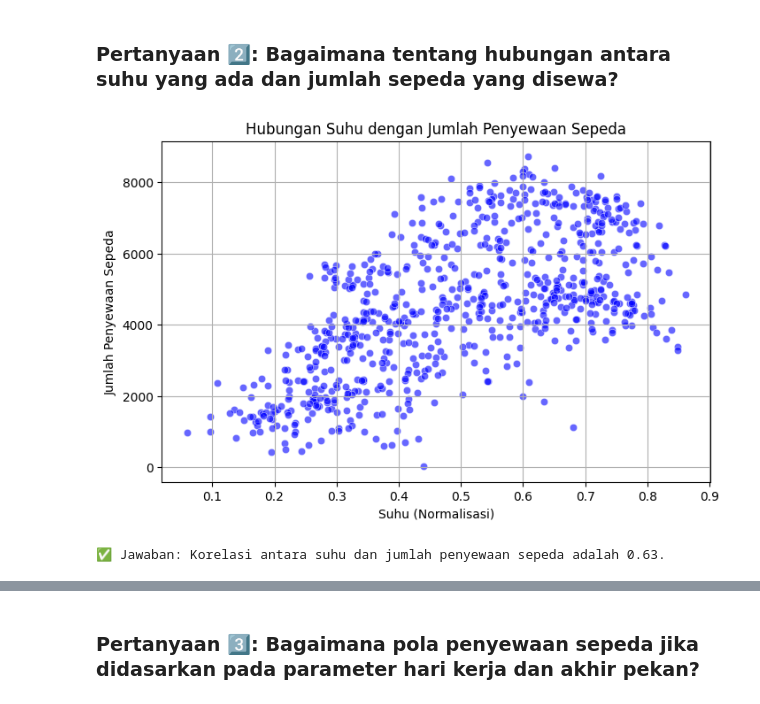
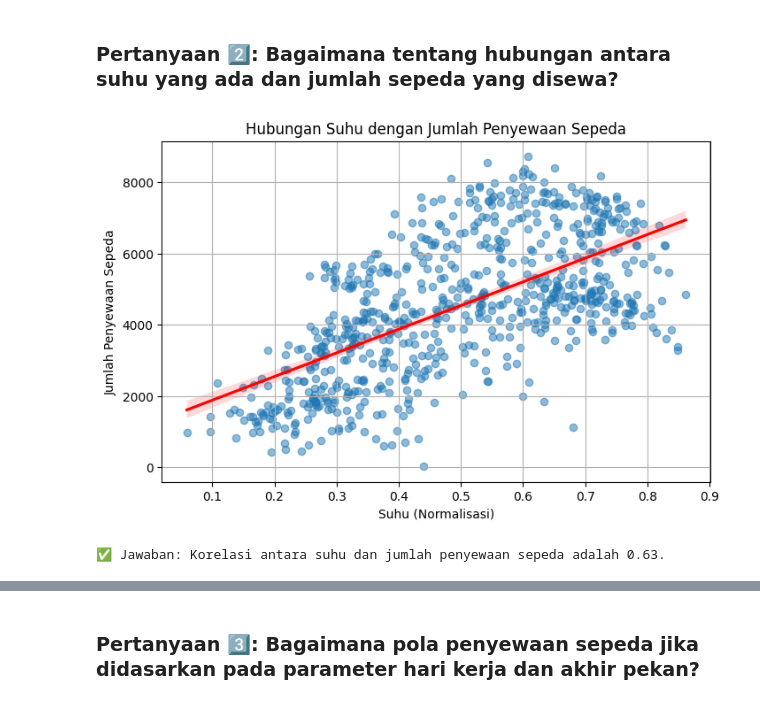
Before and after one commit to SanzDSP/bike-sharing-dashboard-streamlit, a Jupyter notebook: notebook.ipynb, the cells around one changed output, grey strips where cells are left out. Drawn from its saved outputs; the diff is of its cells as text; code cells hidden in the pictures.

```diff
--- a/notebook.ipynb
+++ b/notebook.ipynb
@@ -489,19 +590,20 @@ Passing `palette` without assigning `hue` is deprecated and will be removed in v
 # %%
 # Visualisasi hubungan antara suhu dan jumlah penyewaan
 plt.figure(figsize=(8, 5))
-sns.scatterplot(x='temp', y='cnt', data=df_day, alpha=0.6, color='blue')
+sns.regplot(x='temp', y='cnt', data=df_day, scatter_kws={'alpha':0.5}, line_kws={"color": "red"})
+
 plt.xlabel("Suhu (Normalisasi)")
 plt.ylabel("Jumlah Penyewaan Sepeda")
 plt.title("Hubungan Suhu dengan Jumlah Penyewaan Sepeda")
 plt.grid(True)
 plt.show()
 
 # Menampilkan insight
 correlation = df_day[['temp', 'cnt']].corr().iloc[0, 1]
 
 print(f"✅ Jawaban: Korelasi antara suhu dan jumlah penyewaan sepeda adalah {correlation:.2f}.")
 # %% [output]
-[figure, old version]
+[figure, new version]
 ✅ Jawaban: Korelasi antara suhu dan jumlah penyewaan sepeda adalah 0.63.
 # %% [markdown]
 **Insight:**
```
Also changed, not shown: parts of 81 cells of this notebook.
